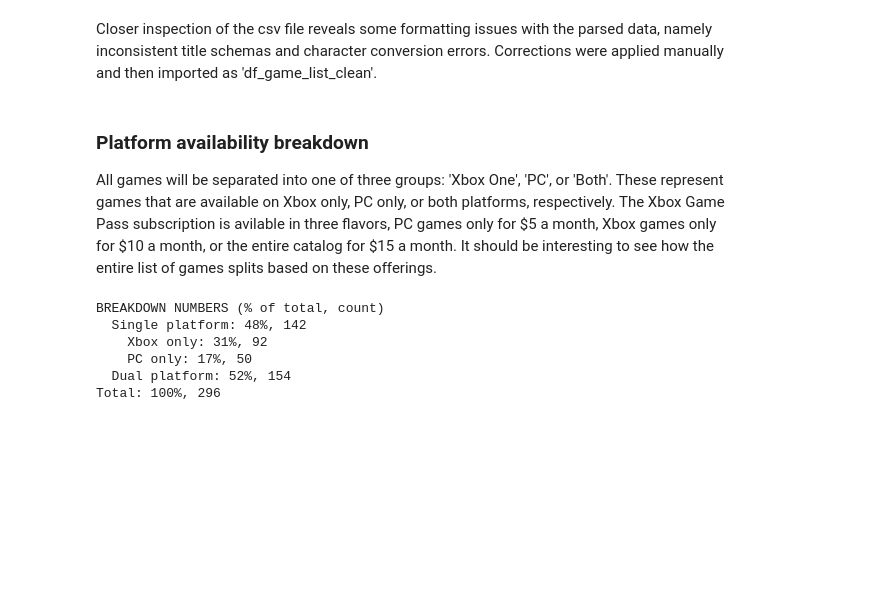
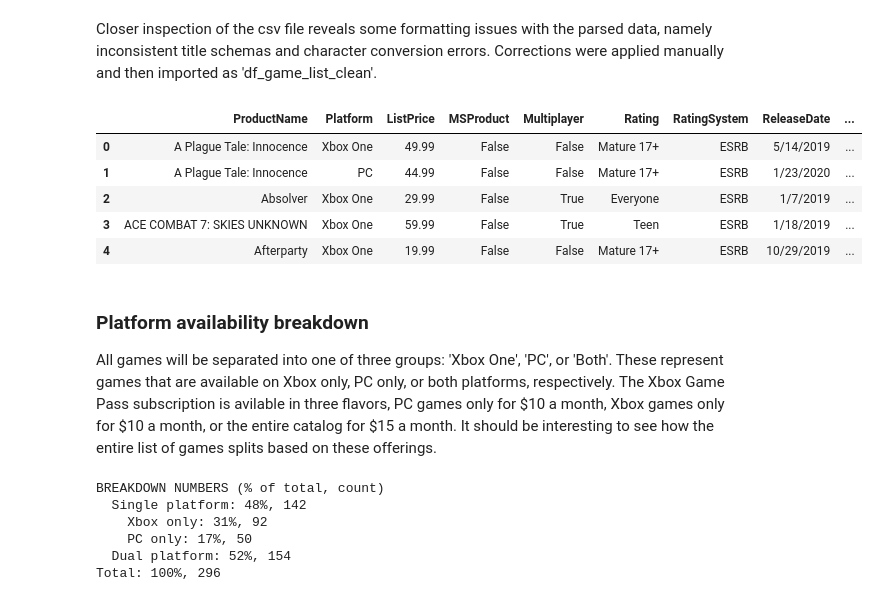
Before and after one commit to parkernisbet/xbox-game-pass, a Jupyter notebook: Xbox Game Pass.ipynb, the cells around one changed output. Drawn from its saved outputs; the diff is of its cells as text; code cells hidden in the pictures; blank space fills up the shorter version.

```diff
--- a/Xbox Game Pass.ipynb
+++ b/Xbox Game Pass.ipynb
@@ -55,10 +66,18 @@ Closer inspection of the csv file reveals some formatting issues with the parsed
 # %%
 # importing 'df_games_list_clean'
 df_game_list_clean = pd.read_csv('df_game_list_clean.csv').drop(columns = 'Unnamed: 0')
+df_game_list_clean.head()
+# %% [output]
+|  | ProductName | Platform | ListPrice | MSProduct | Multiplayer | Rating | RatingSystem | ReleaseDate | ... |
+| 0 | A Plague Tale: Innocence | Xbox One | 49.99 | False | False | Mature 17+ | ESRB | 5/14/2019 | ... |
+| 1 | A Plague Tale: Innocence | PC | 44.99 | False | False | Mature 17+ | ESRB | 1/23/2020 | ... |
+| 2 | Absolver | Xbox One | 29.99 | False | True | Everyone | ESRB | 1/7/2019 | ... |
+| 3 | ACE COMBAT 7: SKIES UNKNOWN | Xbox One | 59.99 | False | True | Teen | ESRB | 1/18/2019 | ... |
+| 4 | Afterparty | Xbox One | 19.99 | False | False | Mature 17+ | ESRB | 10/29/2019 | ... |
 # %% [markdown]
 ### Platform availability breakdown
 
-All games will be separated into one of three groups: 'Xbox One', 'PC', or 'Both'. These represent games that are available on Xbox only, PC only, or both platforms, respectively. The Xbox Game Pass subscription is avilable in three flavors, PC games only for \$5 a month, Xbox games only for \$10 a month, or the entire catalog for \$15 a month. It should be interesting to see how the entire list of games splits based on these offerings.
+All games will be separated into one of three groups: 'Xbox One', 'PC', or 'Both'. These represent games that are available on Xbox only, PC only, or both platforms, respectively. The Xbox Game Pass subscription is avilable in three flavors, PC games only for \$10 a month, Xbox games only for \$10 a month, or the entire catalog for \$15 a month. It should be interesting to see how the entire list of games splits based on these offerings.
 # %%
 # platform availability breakdown
 duplicate_count = int(df_game_list_clean[df_game_list_clean.duplicated('ProductName', keep = False)].shape[0]/2)
```
Also changed, not shown: parts of 29 cells of this notebook, 5 other files.
